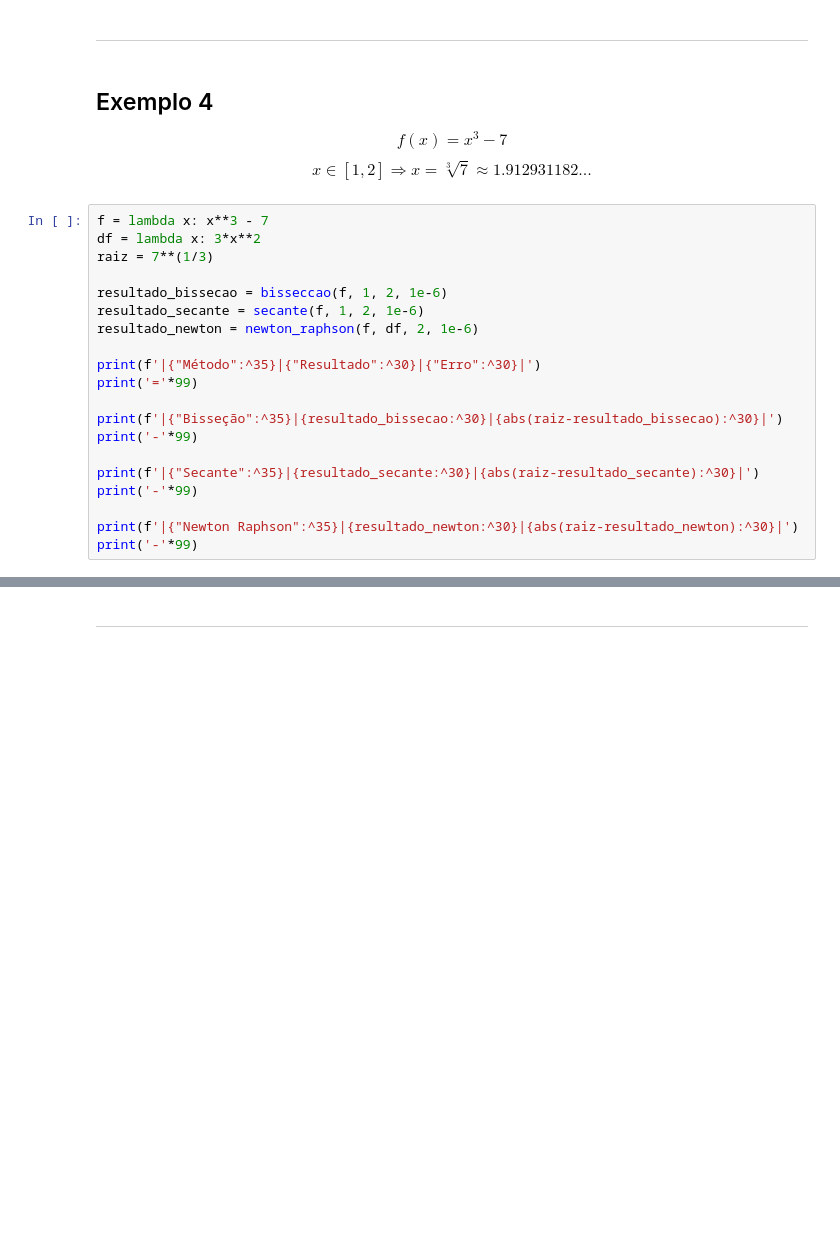
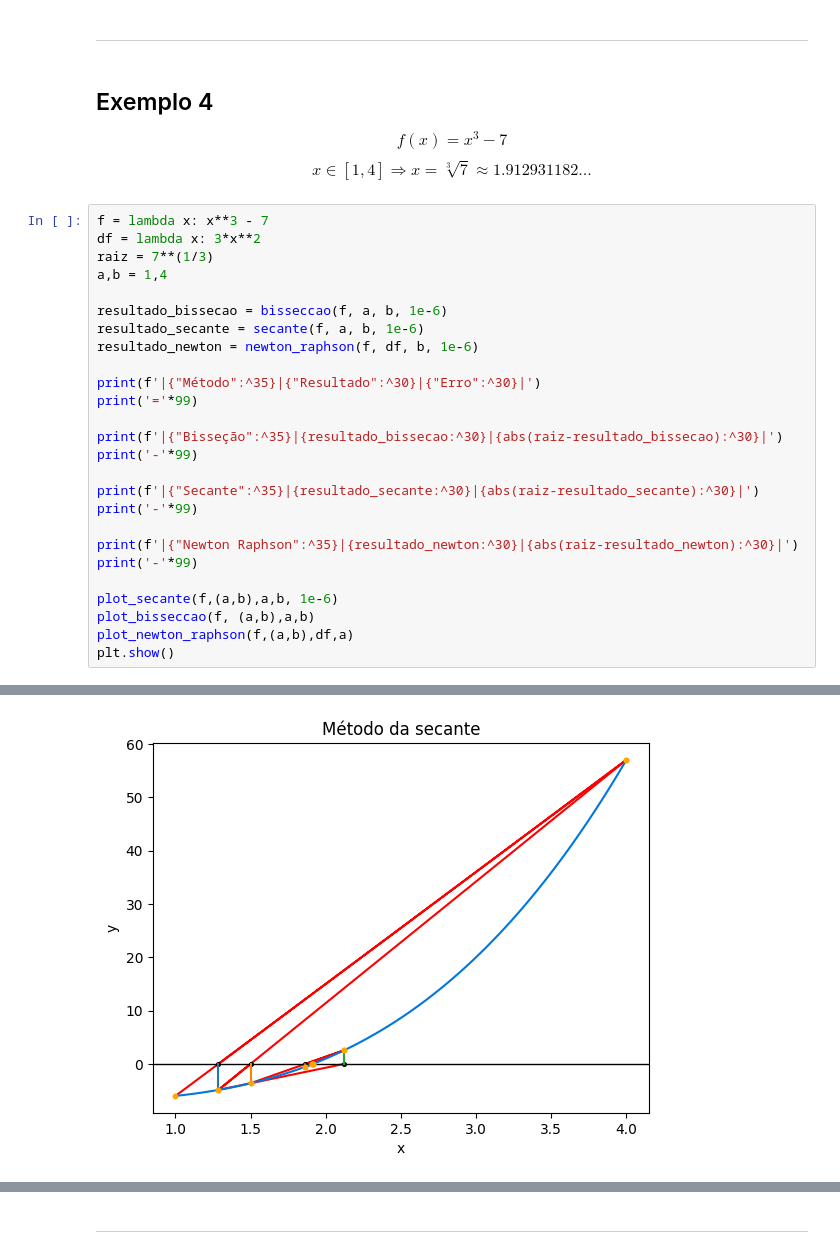
Before and after one commit to CB2325NumericaG6/CB2325NumericaG6, a Jupyter notebook: exemplos_jupyter/raizes.ipynb, the cells around one changed output, grey strips where cells are left out. Cells and saved outputs as stored; diff of their text form; blank space fills up the shorter version.

```diff
--- a/exemplos_jupyter/raizes.ipynb
+++ b/exemplos_jupyter/raizes.ipynb
@@ -122,15 +149,16 @@ print('-'*99)
 ## Exemplo 4
 
 $$ f(x) = x^3 - 7 $$
-$$ x \in [1,2] \Rightarrow x = \sqrt[3]{7} \approx 1.912931182... $$
+$$ x \in [1,4] \Rightarrow x = \sqrt[3]{7} \approx 1.912931182... $$
 # %%
 f = lambda x: x**3 - 7
 df = lambda x: 3*x**2
 raiz = 7**(1/3)
+a,b = 1,4
 
-resultado_bissecao = bisseccao(f, 1, 2, 1e-6)
-resultado_secante = secante(f, 1, 2, 1e-6)
-resultado_newton = newton_raphson(f, df, 2, 1e-6)
+resultado_bissecao = bisseccao(f, a, b, 1e-6)
+resultado_secante = secante(f, a, b, 1e-6)
+resultado_newton = newton_raphson(f, df, b, 1e-6)
 
 print(f'|{"Método":^35}|{"Resultado":^30}|{"Erro":^30}|')
 print('='*99)
@@ -143,6 +171,11 @@ print('-'*99)
 
 print(f'|{"Newton Raphson":^35}|{resultado_newton:^30}|{abs(raiz-resultado_newton):^30}|')
 print('-'*99)
+
+plot_secante(f,(a,b),a,b, 1e-6)
+plot_bisseccao(f, (a,b),a,b)
+plot_newton_raphson(f,(a,b),df,a)
+plt.show()
 # %% [output]
 |              Método               |          Resultado           |             Erro             |
 ===================================================================================================
@@ -154 +187,2 @@ print('-'*99)
 ---------------------------------------------------------------------------------------------------
+[figure, added]
```
Also changed, not shown: parts of 7 cells of this notebook, 5 other files.
